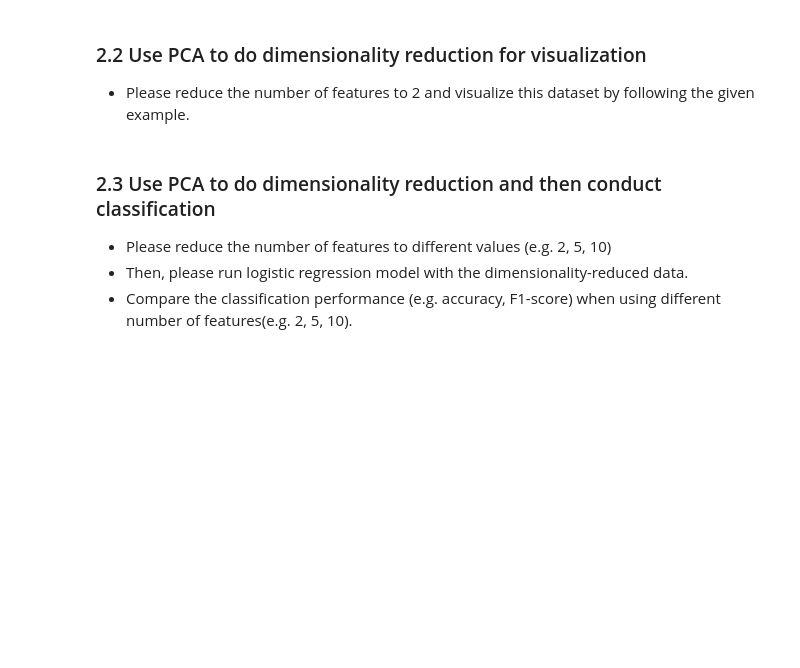
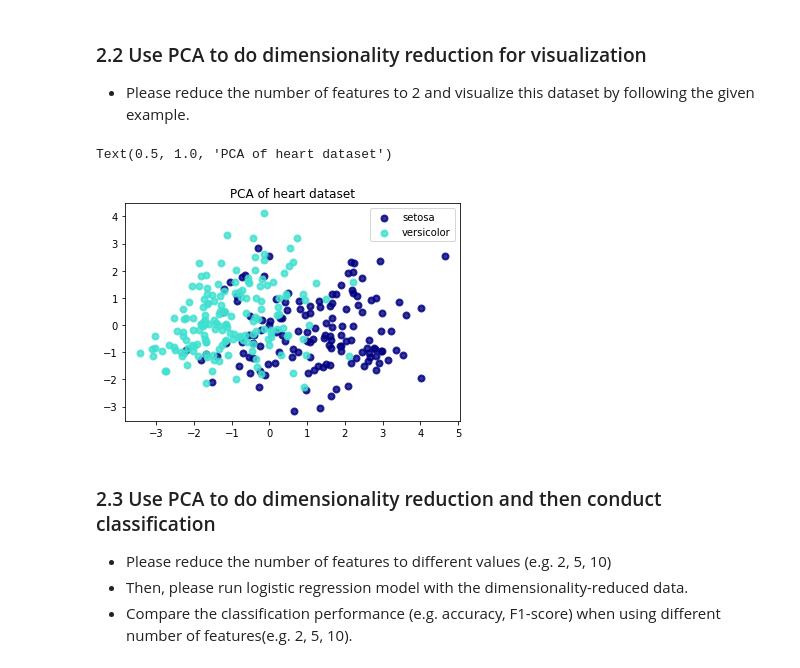
Before and after one commit to free-mana/CIS3715_DataScience_2022, a Jupyter notebook: Lab07/Lab07_DimensionalityReduction.ipynb, the cells around one changed output. Cells and saved outputs as stored; diff of their text form; code cells hidden in the pictures; blank space fills up the shorter version.

```diff
--- a/Lab07/Lab07_DimensionalityReduction.ipynb
+++ b/Lab07/Lab07_DimensionalityReduction.ipynb
@@ -268,0 +277,11 @@ This dataset has a lot of features. In this experiment, we will use PCA method t
+# %%
+df = pd.read_csv("heart.csv")
+print(df.info())
+
+X = df.drop("target", axis=1).values
+y = df["target"].values
+
+normalizer = StandardScaler()
+X = normalizer.fit_transform(X)
+
+X -= np.mean(X, axis = 0)
@@ -275,3 +310,19 @@ This dataset has a lot of features. In this experiment, we will use PCA method t
+# %%
+pca = PCA(n_components=2)
+X_r = pca.fit(X).transform(X)
+
+plt.figure()
+colors = ['navy', 'turquoise']
+lw = 2
+
+for color, i, target_name in zip(colors, [0, 1], target_names):
+    plt.scatter(X_r[y == i, 0], X_r[y == i, 1], color=color, alpha=.8, lw=lw,
+                label=target_name)
+plt.legend(loc='best', shadow=False, scatterpoints=1)
+plt.title('PCA of heart dataset')
+# %% [output]
+Text(0.5, 1.0, 'PCA of heart dataset')
+[figure, added]
 # %% [markdown]
 ### 2.3 Use PCA to do dimensionality reduction and then conduct classification
 
```
Also changed, not shown: parts of 7 cells of this notebook.
